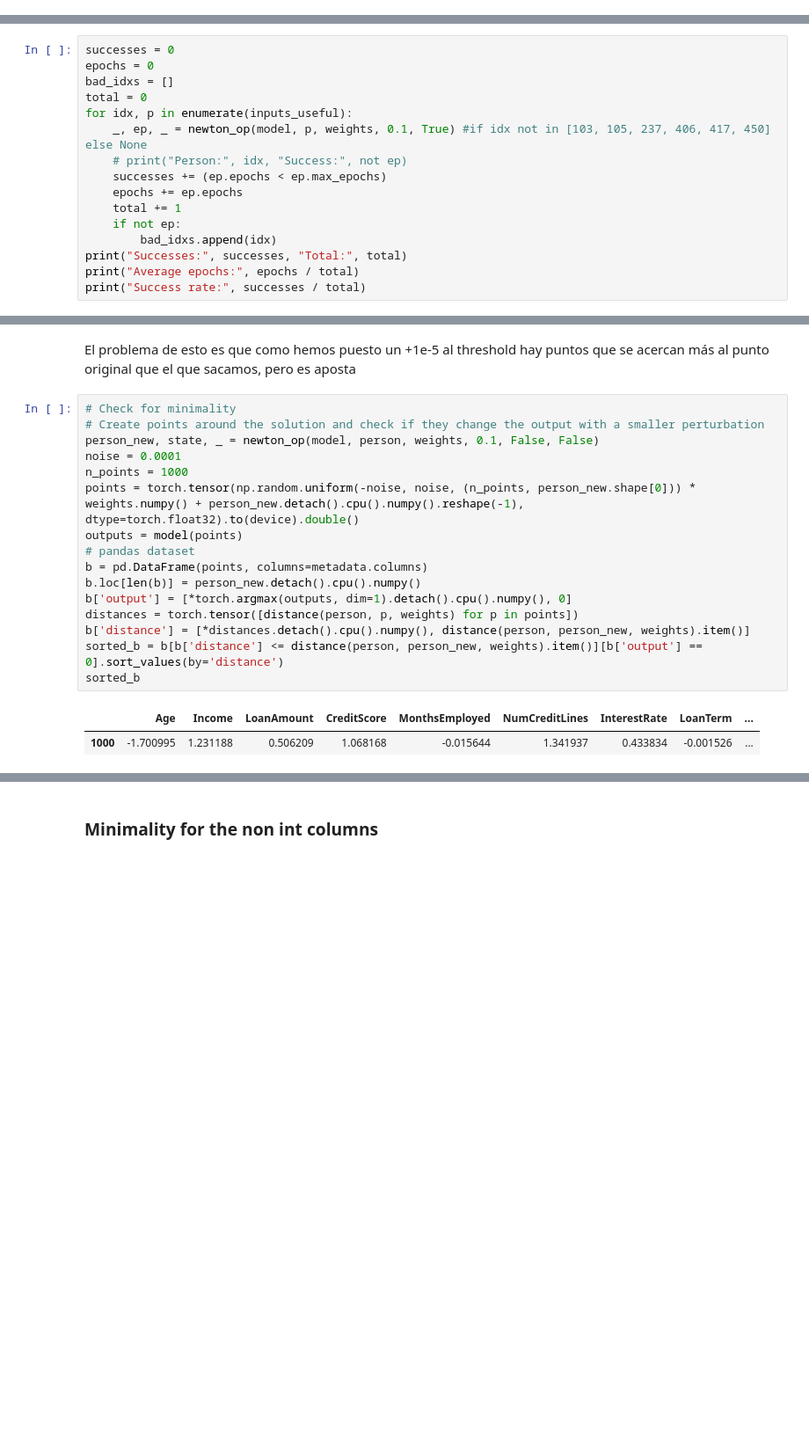
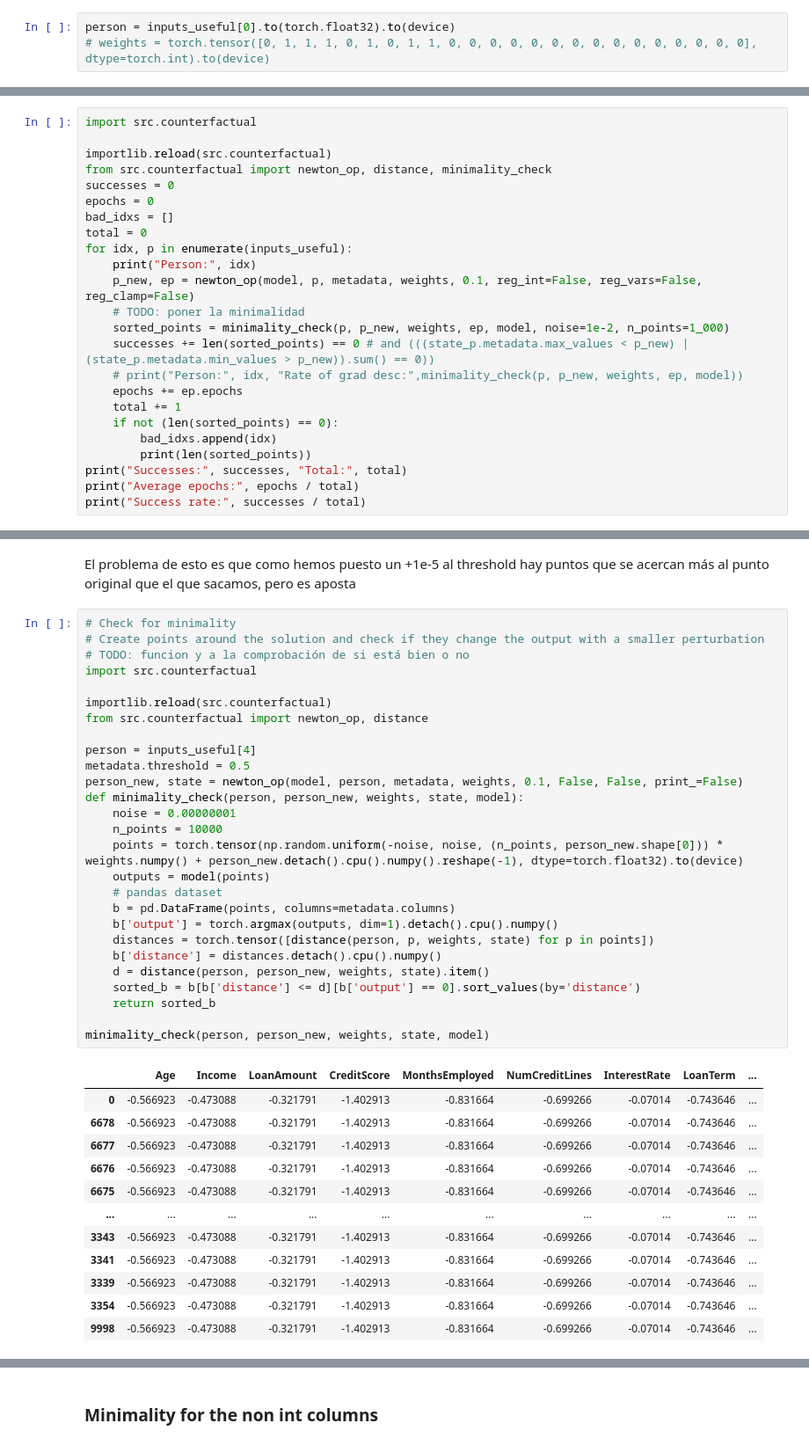
Before and after one commit to javiprietod/TFG, a Jupyter notebook: counter_grad.ipynb, the cells around one changed output, grey strips where cells are left out. Shown at 88% size. Cells and saved outputs as stored; diff of their text form; blank space fills up the shorter version.

Commit message:
[CODE] - Created .py, created interface, formatting. Normal and clamp working

```diff
--- a/counter_grad.ipynb
+++ b/counter_grad.ipynb
@@ -178,6 +230,9 @@ inputs_useful = inputs[outputs == 1]
 # metadata.cols_for_mask[8] = True
 
 weights = torch.tensor(metadata.cols_for_mask, dtype=torch.int).to(device)
+# %%
+person = inputs_useful[0].to(torch.float32).to(device)
+# weights = torch.tensor([0, 1, 1, 1, 0, 1, 0, 1, 1, 0, 0, 0, 0, 0, 0, 0, 0, 0, 0, 0, 0, 0, 0, 0], dtype=torch.int).to(device)
 # %%
 # threshold = 0.5 + 1e-5
 
@@ -405,16 +522,24 @@ Epochs: 15
 # %%
+import src.counterfactual
+
+importlib.reload(src.counterfactual)
+from src.counterfactual import newton_op, distance, minimality_check
 successes = 0
 epochs = 0
 bad_idxs = []
 total = 0
 for idx, p in enumerate(inputs_useful):
-    _, ep, _ = newton_op(model, p, weights, 0.1, True) #if idx not in [103, 105, 237, 406, 417, 450] else None
-    # print("Person:", idx, "Success:", not ep)
-    successes += (ep.epochs < ep.max_epochs)
+    print("Person:", idx)
+    p_new, ep = newton_op(model, p, metadata, weights, 0.1, reg_int=False, reg_vars=False, reg_clamp=False)
+    # TODO: poner la minimalidad
+    sorted_points = minimality_check(p, p_new, weights, ep, model, noise=1e-2, n_points=1_000)
+    successes += len(sorted_points) == 0 # and (((state_p.metadata.max_values < p_new) | (state_p.metadata.min_values > p_new)).sum() == 0))
+    # print("Person:", idx, "Rate of grad desc:",minimality_check(p, p_new, weights, ep, model))
     epochs += ep.epochs
     total += 1
-    if not ep:
+    if not (len(sorted_points) == 0):
         bad_idxs.append(idx)
+        print(len(sorted_points))
 print("Successes:", successes, "Total:", total)
 print("Average epochs:", epochs / total)
 print("Success rate:", successes / total)
@@ -465,19 +590,40 @@ El problema de esto es que como hemos puesto un +1e-5 al threshold hay puntos qu
 # %%
 # Check for minimality
 # Create points around the solution and check if they change the output with a smaller perturbation
-person_new, state, _ = newton_op(model, person, weights, 0.1, False, False)
-noise = 0.0001
-n_points = 1000
-points = torch.tensor(np.random.uniform(-noise, noise, (n_points, person_new.shape[0])) * weights.numpy() + person_new.detach().cpu().numpy().reshape(-1), dtype=torch.float32).to(device).double()
-outputs = model(points)
-# pandas dataset
-b = pd.DataFrame(points, columns=metadata.columns)
-b.loc[len(b)] = person_new.detach().cpu().numpy()
-b['output'] = [*torch.argmax(outputs, dim=1).detach().cpu().numpy(), 0]
-distances = torch.tensor([distance(person, p, weights) for p in points])
-b['distance'] = [*distances.detach().cpu().numpy(), distance(person, person_new, weights).item()]
-sorted_b = b[b['distance'] <= distance(person, person_new, weights).item()][b['output'] == 0].sort_values(by='distance')
-sorted_b
+# TODO: funcion y a la comprobación de si está bien o no
+import src.counterfactual
+
+importlib.reload(src.counterfactual)
+from src.counterfactual import newton_op, distance
+
+person = inputs_useful[4]
+metadata.threshold = 0.5
+person_new, state = newton_op(model, person, metadata, weights, 0.1, False, False, print_=False)
+def minimality_check(person, person_new, weights, state, model):
+    noise = 0.00000001
+    n_points = 10000
+    points = torch.tensor(np.random.uniform(-noise, noise, (n_points, person_new.shape[0])) * weights.numpy() + person_new.detach().cpu().numpy().reshape(-1), dtype=torch.float32).to(device)
+    outputs = model(points)
+    # pandas dataset
+    b = pd.DataFrame(points, columns=metadata.columns)
+    b['output'] = torch.argmax(outputs, dim=1).detach().cpu().numpy()
+    distances = torch.tensor([distance(person, p, weights, state) for p in points])
+    b['distance'] = distances.detach().cpu().numpy()
+    d = distance(person, person_new, weights, state).item()
+    sorted_b = b[b['distance'] <= d][b['output'] == 0].sort_values(by='distance')
+    return sorted_b
+
+minimality_check(person, person_new, weights, state, model)
 # %% [output]
 |  | Age | Income | LoanAmount | CreditScore | MonthsEmployed | NumCreditLines | InterestRate | LoanTerm | ... |
-| 1000 | -1.700995 | 1.231188 | 0.506209 | 1.068168 | -0.015644 | 1.341937 | 0.433834 | -0.001526 | ... |
+| 0 | -0.566923 | -0.473088 | -0.321791 | -1.402913 | -0.831664 | -0.699266 | -0.07014 | -0.743646 | ... |
+| 6678 | -0.566923 | -0.473088 | -0.321791 | -1.402913 | -0.831664 | -0.699266 | -0.07014 | -0.743646 | ... |
+| 6677 | -0.566923 | -0.473088 | -0.321791 | -1.402913 | -0.831664 | -0.699266 | -0.07014 | -0.743646 | ... |
+| 6676 | -0.566923 | -0.473088 | -0.321791 | -1.402913 | -0.831664 | -0.699266 | -0.07014 | -0.743646 | ... |
+| 6675 | -0.566923 | -0.473088 | -0.321791 | -1.402913 | -0.831664 | -0.699266 | -0.07014 | -0.743646 | ... |
+| ... | ... | ... | ... | ... | ... | ... | ... | ... | ... |
+| 3343 | -0.566923 | -0.473088 | -0.321791 | -1.402913 | -0.831664 | -0.699266 | -0.07014 | -0.743646 | ... |
+| 3341 | -0.566923 | -0.473088 | -0.321791 | -1.402913 | -0.831664 | -0.699266 | -0.07014 | -0.743646 | ... |
+| 3339 | -0.566923 | -0.473088 | -0.321791 | -1.402913 | -0.831664 | -0.699266 | -0.07014 | -0.743646 | ... |
+| 3354 | -0.566923 | -0.473088 | -0.321791 | -1.402913 | -0.831664 | -0.699266 | -0.07014 | -0.743646 | ... |
+| 9998 | -0.566923 | -0.473088 | -0.321791 | -1.402913 | -0.831664 | -0.699266 | -0.07014 | -0.743646 | ... |
```
Also changed, not shown: parts of 22 cells of this notebook, 11 other files.
